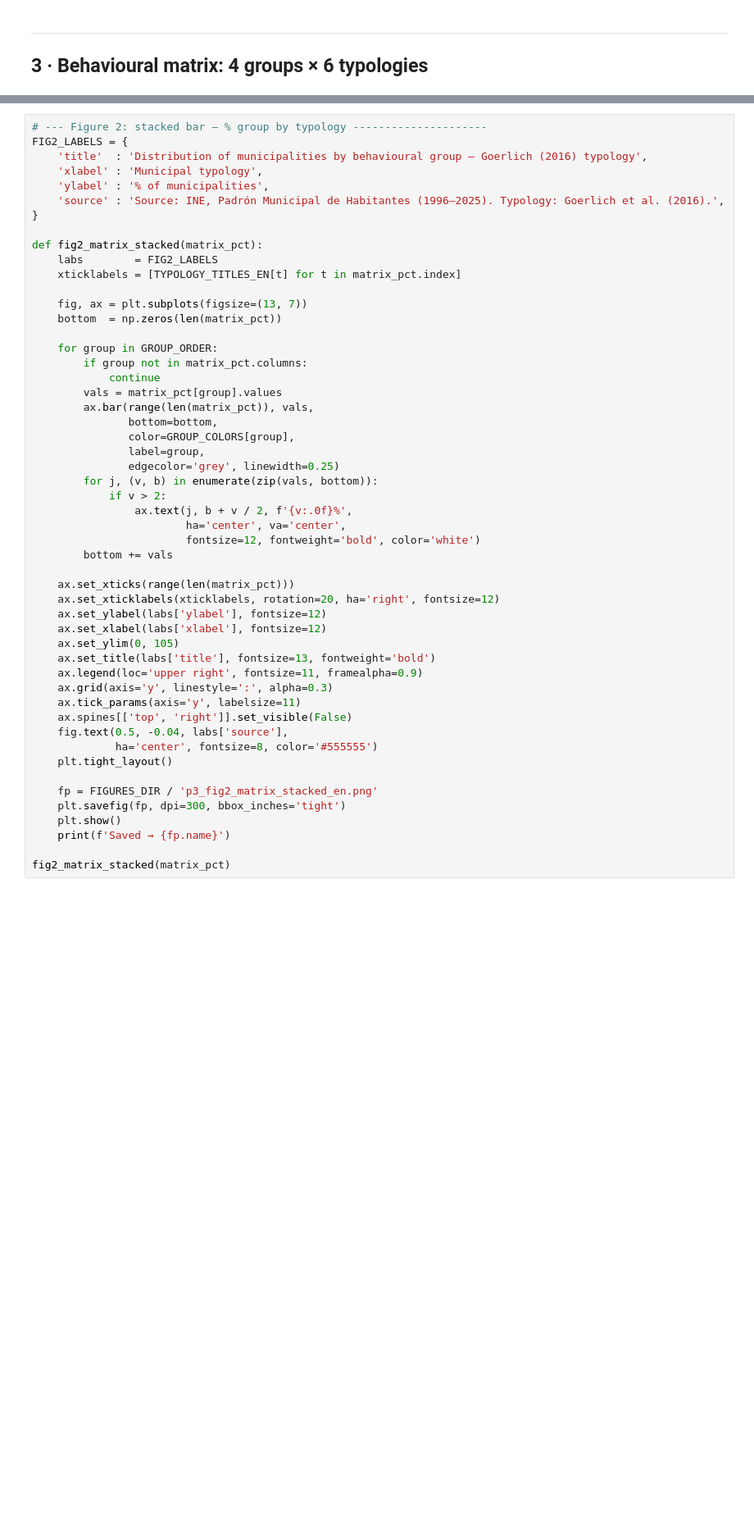
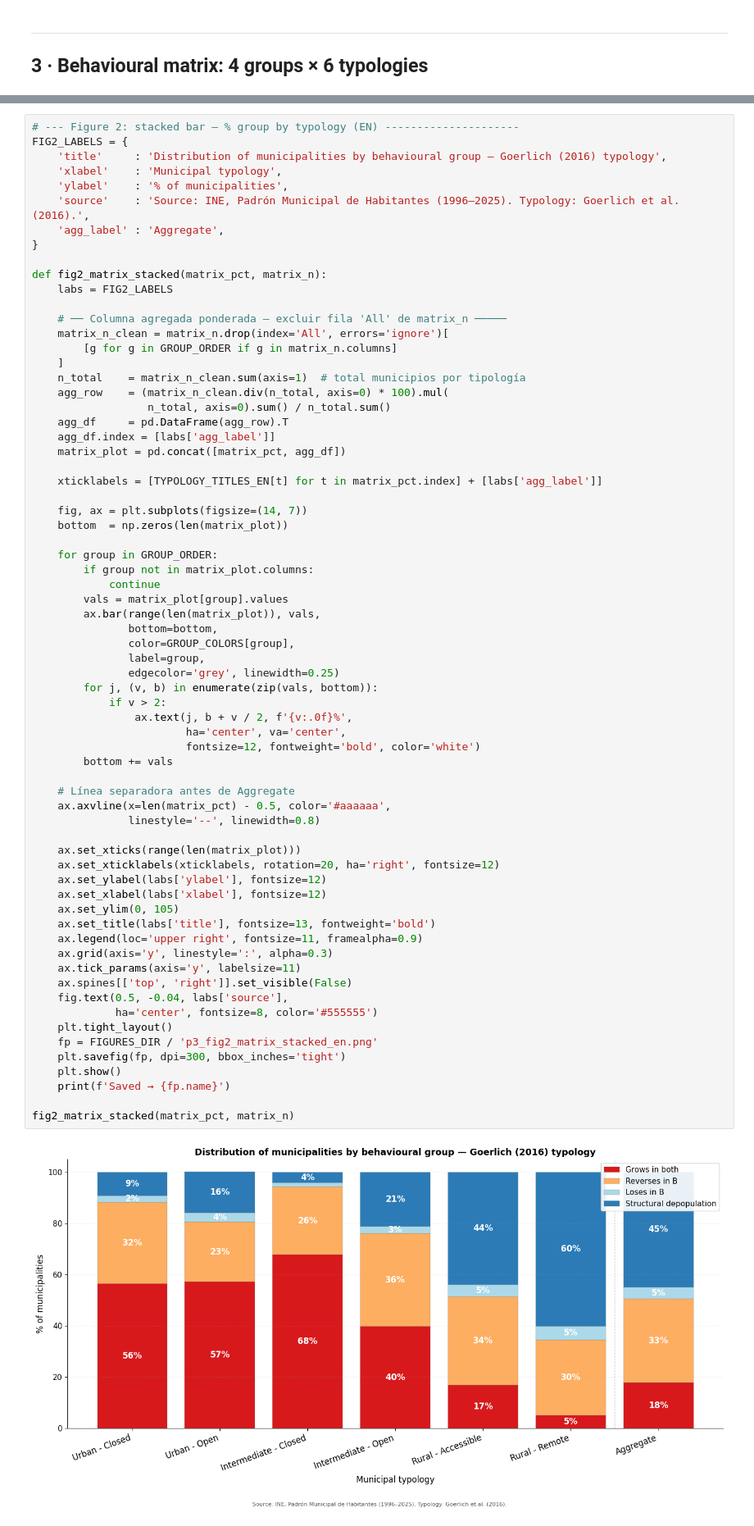
Before and after one commit to juanzotes/rural-migration-land-use-spain, a Jupyter notebook: notebooks/paper 1/p3_demographic_characterization.ipynb, the cells around one changed output, grey strips where cells are left out. Shown at 82% size. Drawn from its saved outputs; the diff is of its cells as text; blank space fills up the shorter version.

```diff
--- a/notebooks/paper 1/p3_demographic_characterization.ipynb
+++ b/notebooks/paper 1/p3_demographic_characterization.ipynb
@@ -452,52 +551,70 @@ print(matrix_pct)
 # %%
-# --- Figure 2: stacked bar — % group by typology ---------------------
+# --- Figure 2: stacked bar — % group by typology (EN) ---------------------
 FIG2_LABELS = {
-    'title'  : 'Distribution of municipalities by behavioural group — Goerlich (2016) typology',
-    'xlabel' : 'Municipal typology',
-    'ylabel' : '% of municipalities',
-    'source' : 'Source: INE, Padrón Municipal de Habitantes (1996–2025). Typology: Goerlich et al. (2016).',
+    'title'     : 'Distribution of municipalities by behavioural group — Goerlich (2016) typology',
+    'xlabel'    : 'Municipal typology',
+    'ylabel'    : '% of municipalities',
+    'source'    : 'Source: INE, Padrón Municipal de Habitantes (1996–2025). Typology: Goerlich et al. (2016).',
+    'agg_label' : 'Aggregate',
 }
 
-def fig2_matrix_stacked(matrix_pct):
-    labs        = FIG2_LABELS
-    xticklabels = [TYPOLOGY_TITLES_EN[t] for t in matrix_pct.index]
+def fig2_matrix_stacked(matrix_pct, matrix_n):
+    labs = FIG2_LABELS
 
-    fig, ax = plt.subplots(figsize=(13, 7))
-    bottom  = np.zeros(len(matrix_pct))
+    # ── Columna agregada ponderada — excluir fila 'All' de matrix_n ─────
+    matrix_n_clean = matrix_n.drop(index='All', errors='ignore')[
+        [g for g in GROUP_ORDER if g in matrix_n.columns]
+    ]
+    n_total    = matrix_n_clean.sum(axis=1)  # total municipios por tipología
+    agg_row    = (matrix_n_clean.div(n_total, axis=0) * 100).mul(
+                  n_total, axis=0).sum() / n_total.sum()
+    agg_df     = pd.DataFrame(agg_row).T
+    agg_df.index = [labs['agg_label']]
+    matrix_plot = pd.concat([matrix_pct, agg_df])
+
+    xticklabels = [TYPOLOGY_TITLES_EN[t] for t in matrix_pct.index] + [labs['agg_label']]
+
+    fig, ax = plt.subplots(figsize=(14, 7))
+    bottom  = np.zeros(len(matrix_plot))
 
     for group in GROUP_ORDER:
-        if group not in matrix_pct.columns:
+        if group not in matrix_plot.columns:
             continue
-        vals = matrix_pct[group].values
-        ax.bar(range(len(matrix_pct)), vals,
+        vals = matrix_plot[group].values
+        ax.bar(range(len(matrix_plot)), vals,
                bottom=bottom,
                color=GROUP_COLORS[group],
                label=group,
                edgecolor='grey', linewidth=0.25)
         for j, (v, b) in enumerate(zip(vals, bottom)):
             if v > 2:
                 ax.text(j, b + v / 2, f'{v:.0f}%',
                         ha='center', va='center',
                         fontsize=12, fontweight='bold', color='white')
         bottom += vals
 
-    ax.set_xticks(range(len(matrix_pct)))
+    # Línea separadora antes de Aggregate
+    ax.axvline(x=len(matrix_pct) - 0.5, color='#aaaaaa',
+               linestyle='--', linewidth=0.8)
+
+    ax.set_xticks(range(len(matrix_plot)))
     ax.set_xticklabels(xticklabels, rotation=20, ha='right', fontsize=12)
     ax.set_ylabel(labs['ylabel'], fontsize=12)
     ax.set_xlabel(labs['xlabel'], fontsize=12)
     ax.set_ylim(0, 105)
     ax.set_title(labs['title'], fontsize=13, fontweight='bold')
     ax.legend(loc='upper right', fontsize=11, framealpha=0.9)
     ax.grid(axis='y', linestyle=':', alpha=0.3)
     ax.tick_params(axis='y', labelsize=11)
     ax.spines[['top', 'right']].set_visible(False)
     fig.text(0.5, -0.04, labs['source'],
              ha='center', fontsize=8, color='#555555')
     plt.tight_layout()
-
     fp = FIGURES_DIR / 'p3_fig2_matrix_stacked_en.png'
     plt.savefig(fp, dpi=300, bbox_inches='tight')
     plt.show()
     print(f'Saved → {fp.name}')
 
-fig2_matrix_stacked(matrix_pct)
+fig2_matrix_stacked(matrix_pct, matrix_n)
+# %% [output]
+[figure, added]
```
Also changed, not shown: parts of 24 cells of this notebook, 5 other files.
